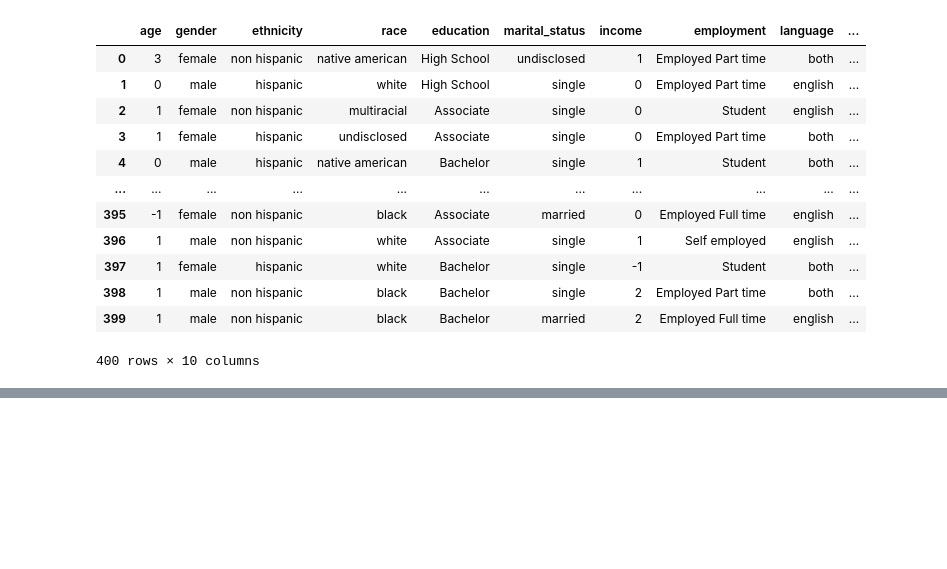
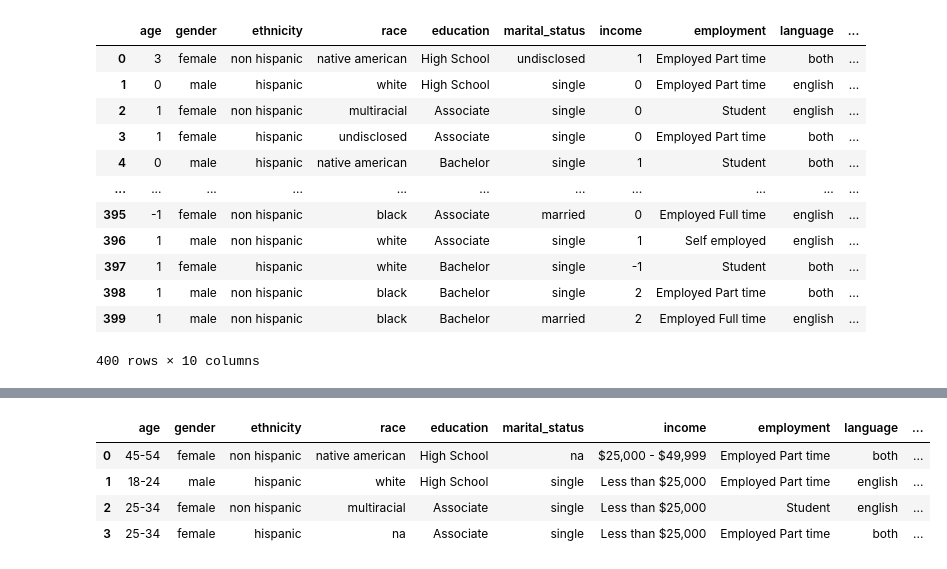
Before and after one commit to esoto15/text-tone-preference-analysis, a Jupyter notebook: kmodes.ipynb, the cells around one changed output, grey strips where cells are left out. Cells and saved outputs as stored; diff of their text form; code cells hidden in the pictures; blank space fills up the shorter version.

```diff
--- a/kmodes.ipynb
+++ b/kmodes.ipynb
@@ -260,0 +271,10 @@ array([[0.  , 0.68, 0.66, ..., 0.68, 0.46, 0.66],
+# %%
+original = pd.read_excel('Datasets/FoodInsecurity_Hispanic_Demographics_Tone_Preferences_Dataset.xlsx')
+# %%
+original.head(4)
+# %% [output]
+|  | age | gender | ethnicity | race | education | marital_status | income | employment | language | ... |
+| 0 | 45-54 | female | non hispanic | native american | High School | na | $25,000 - $49,999 | Employed Part time | both | ... |
+| 1 | 18-24 | male | hispanic | white | High School | single | Less than $25,000 | Employed Part time | english | ... |
+| 2 | 25-34 | female | non hispanic | multiracial | Associate | single | Less than $25,000 | Student | english | ... |
+| 3 | 25-34 | female | hispanic | na | Associate | single | Less than $25,000 | Employed Part time | both | ... |
```
Also changed, not shown: parts of 12 cells of this notebook, 2 other files.
